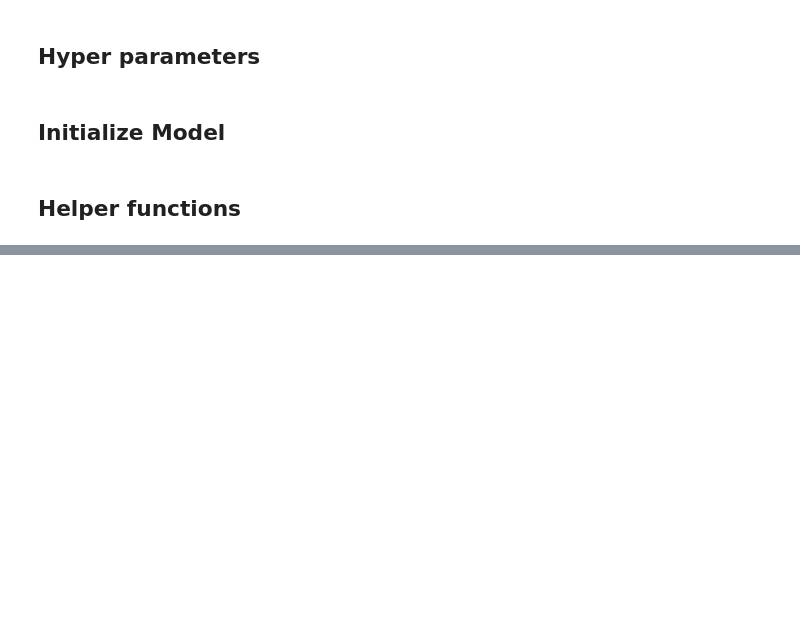
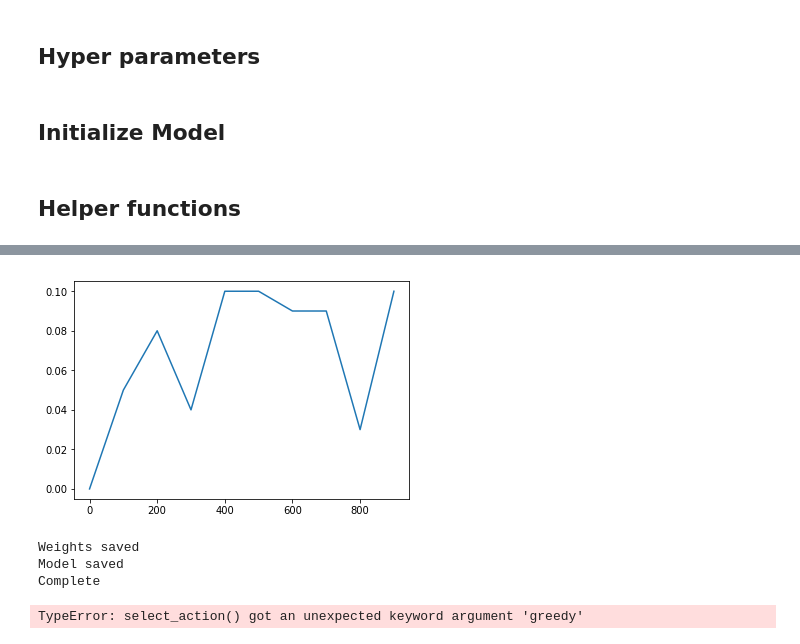
Before and after one commit to viraat/hindsight-experience-replay, a Jupyter notebook: pytorch/dqn.ipynb, the cells around one changed output, grey strips where cells are left out. Cells and saved outputs as stored; diff of their text form; code cells hidden in the pictures; blank space fills up the shorter version.

```diff
--- a/pytorch/dqn.ipynb
+++ b/pytorch/dqn.ipynb
@@ -287,0 +197,41 @@ AttributeError: 'DQN' object has no attribute 'load'
+# %%
+CHECK_RATE = 100
+num_episodes = 1000
+EPS_DECAY = num_episodes * NUM_BITS * 0.25
+env = BitFlipEnv(NUM_BITS)
+success = 0
+episodes = []
+success_rate = []
+for i_episode in range(num_episodes):
+    env.reset()
+    state = env.init_state
+    goal = env.target_state
+    transitions = []
+    episode_success = False
+    for t in range(NUM_BITS):
+        if episode_success:
+            continue
+        action = select_action(state)
+        next_state, reward = env.step(action.item())
+        reward = torch.tensor([reward], device=device)
+
+        memory.push(state, action, next_state, reward)
+
+        state = next_state
+
+        optimize_model()
+        if reward == 0:
+            if episode_success:
+                continue
+            else:
+                episode_success = True
+                success += 1
+
+    if i_episode % TARGET_UPDATE == 0:
+        target_net.load_state_dict(policy_net.state_dict())
+#         print(i_episode, end=' ')
+    if i_episode % CHECK_RATE == 0:
+        print('success rate for last {} episodes after {} episodes of training: {}%'.format(CHECK_RATE, i_episode, success/CHECK_RATE * 100))
+        success_rate.append(success/CHECK_RATE)
+        episodes.append(i_episode)
+        success = 0
@@ -287,0 +249,39 @@ AttributeError: 'DQN' object has no attribute 'load'
+# %%
+fig = plt.figure
+plt.plot(episodes, success_rate)
+plt.show()
+# %% [output]
+[figure, added]
+# %%
+if SAVE_MODEL:
+    torch.save(policy_net.state_dict(), str(NUM_BITS)+WEIGHTS_PATH)
+    print('Weights saved')
+    torch.save(policy_net, str(NUM_BITS)+MODEL_PATH)
+    print('Model saved')
+
+print('Complete')
+# %% [output]
+Weights saved
+Model saved
+Complete
+# %%
+successes = 0
+for i in range(10000):
+    env.reset()
+    test_state = env.init_state
+    goal_state = env.target_state
+#     print('#############################################')
+#     print('start', test_state)
+#     print('goal', goal_state)
+    next_state = test_state.clone()
+    for i in range(NUM_BITS):
+        action = select_action(next_state, goal_state, greedy=True)
+        next_state, reward = env.step(action.item())
+#         print('taking action', action)
+#         print('next state', next_state)
+        if np.array_equal(next_state, goal_state):
+            successes += 1
+            break
+print(successes)
+# %% [output]
+TypeError: select_action() got an unexpected keyword argument 'greedy'
```
Also changed, not shown: parts of 16 cells of this notebook, 1 other file.
